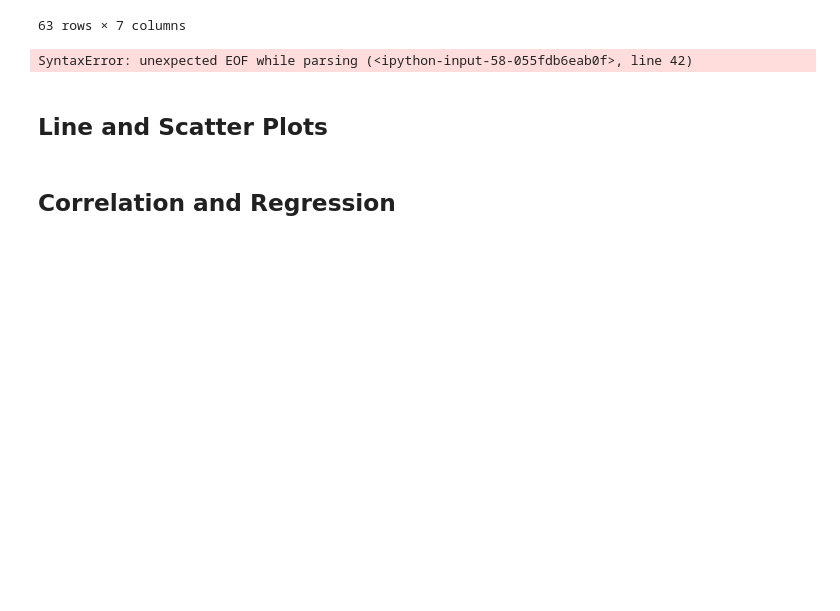
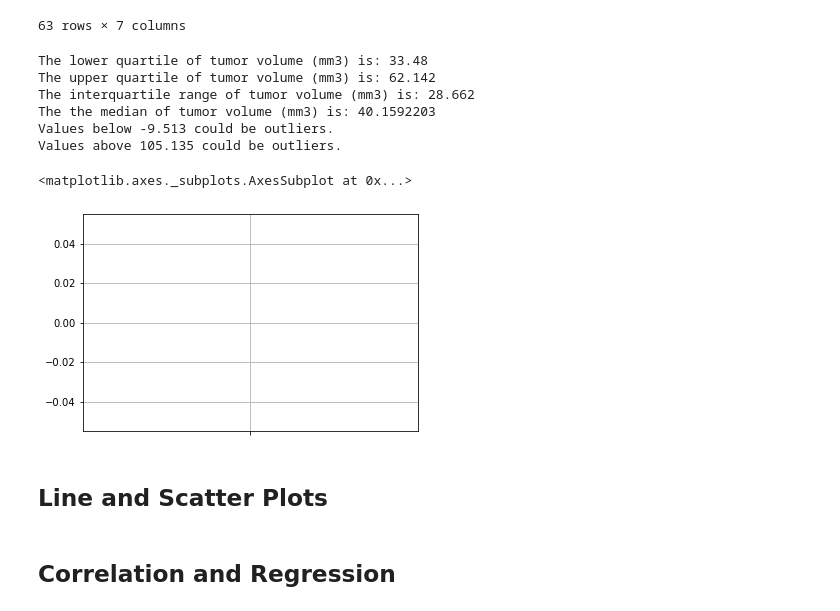
Before and after one commit to FAufenger/Matplotlib-Pharmaceutical, a Jupyter notebook: matplotlib-challenge/matplotlib_pymaceuticals.ipynb, the cells around one changed output. Cells and saved outputs as stored; diff of their text form; code cells hidden in the pictures; blank space fills up the shorter version.

```diff
--- a/matplotlib-challenge/matplotlib_pymaceuticals.ipynb
+++ b/matplotlib-challenge/matplotlib_pymaceuticals.ipynb
@@ -247,26 +248,26 @@ specific_drug_df
 # Calculate the IQR and quantitatively determine if there are any potential outliers.
 
 final_tumor_numbers = specific_drug_df["Tumor Volume (mm3)"]
-final_tumor_numbers = final_tumor_numbers.reset_index()
-final_tumor_numbers = final_tumor_numbers.set_index("Drug Regimen")
+#final_tumor_numbers = final_tumor_numbers.reset_index()
+#final_tumor_numbers = final_tumor_numbers.set_index("Drug Regimen")
 final_tumor_numbers
 
-#quartiles = final_tumor_numbers[quantile([.25,.5,.75])
-#lowerq = quartiles[0.25]
-#upperq = quartiles[0.75]
-#iqr = upperq - lowerq
+quartiles = final_tumor_numbers.quantile([.25,.5,.75])
+lowerq = (quartiles[0.25]).round(3)
+upperq = (quartiles[0.75]).round(3)
+iqr = (upperq - lowerq).round(3)
 
 
-#print(f"The lower quartile of tumor volume (mm3) is: {lowerq}")
-#print(f"The upper quartile of tumor volume (mm3) is: {upperq}")
-#print(f"The interquartile range of tumor volume (mm3) is: {iqr}")
-#print(f"The the median of tumor volume (mm3) is: {quartiles[0.5]} ")
+print(f"The lower quartile of tumor volume (mm3) is: {lowerq}")
+print(f"The upper quartile of tumor volume (mm3) is: {upperq}")
+print(f"The interquartile range of tumor volume (mm3) is: {iqr}")
+print(f"The the median of tumor volume (mm3) is: {quartiles[0.5]} ")
 
-#lower_bound = lowerq - (1.5*iqr)
-#upper_bound = upperq + (1.5*iqr)
-#print(f"Values below {lower_bound} could be outliers.")
-#print(f"Values above {upper_bound} could be outliers.")
-#print
+lower_bound = (lowerq - (1.5*iqr)).round(3)
+upper_bound = (upperq + (1.5*iqr)).round(3)
+print(f"Values below {lower_bound} could be outliers.")
+print(f"Values above {upper_bound} could be outliers.")
+
     # Locate the rows which contain mice on each drug and get the tumor volumes
 
 
@@ -275,9 +276,31 @@ final_tumor_numbers
 
     # Determine outliers using upper and lower bounds
 # %% [output]
-SyntaxError: unexpected EOF while parsing (<ipython-input-58-055fdb6eab0f>, line 42)
+The lower quartile of tumor volume (mm3) is: 33.48
+The upper quartile of tumor volume (mm3) is: 62.142
+The interquartile range of tumor volume (mm3) is: 28.662
+The the median of tumor volume (mm3) is: 40.1592203
+Values below -9.513 could be outliers.
+Values above 105.135 could be outliers.
 # %%
 # Generate a box plot of the final tumor volume of each mouse across four regimens of interest
+
+#fig1, ax1 = plt.subplots()
+#ax1.set_title('')
+#ax1.set_ylabel('')
+#ax1.boxplot()
+#plt.show()
+
+final_tumor_numbers_df = final_tumor_numbers.reset_index()
+#select_treatments = []
+#select_treatments = specific_drug_df['Drug Regimen'].unique()
+
+final_tumor_numbers_df = pd.DataFrame(data = final_tumor_numbers_df["Tumor Volume (mm3)"],
+                                      columns = ["Capomulin"])
+final_tumor_numbers_df .boxplot()
+# %% [output]
+<matplotlib.axes._subplots.AxesSubplot at 0x...>
+[figure, added]
 # %% [markdown]
 ## Line and Scatter Plots
 # %%
```
Also changed, not shown: parts of 1 cell of this notebook.
